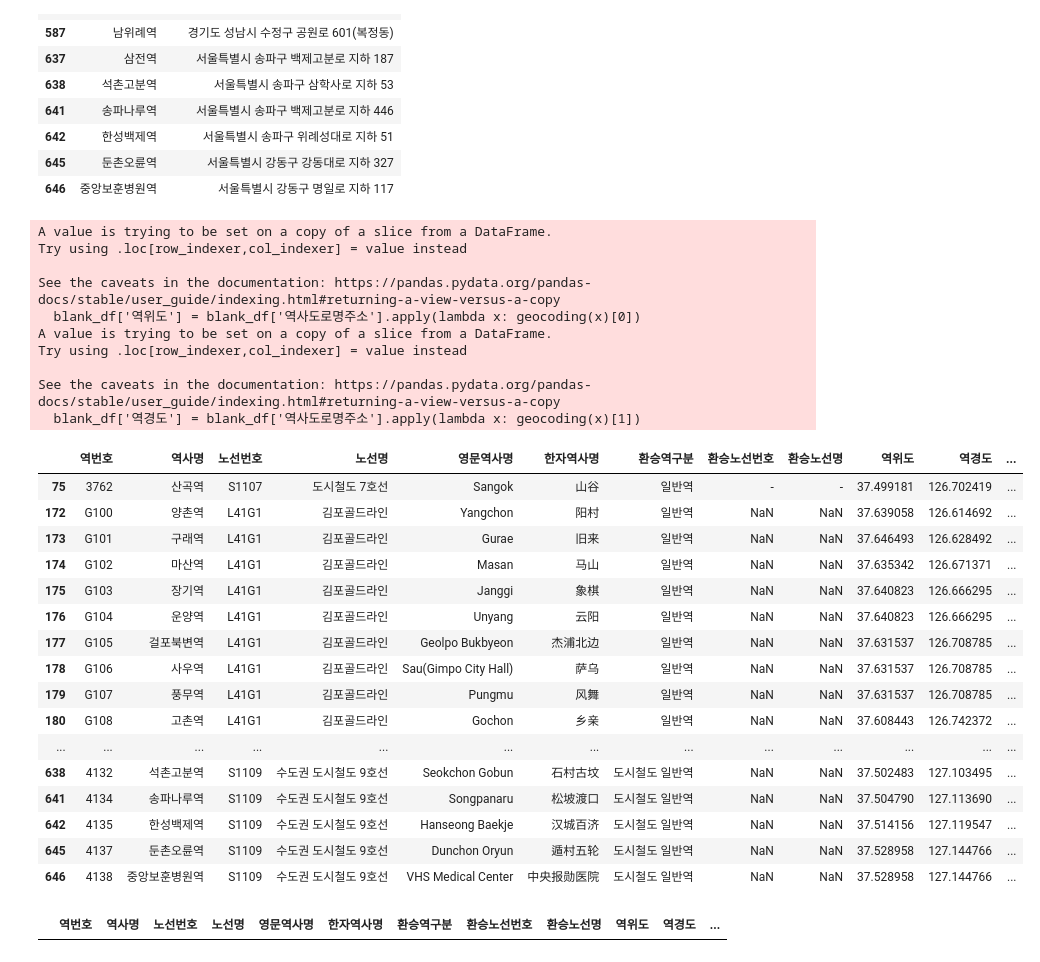
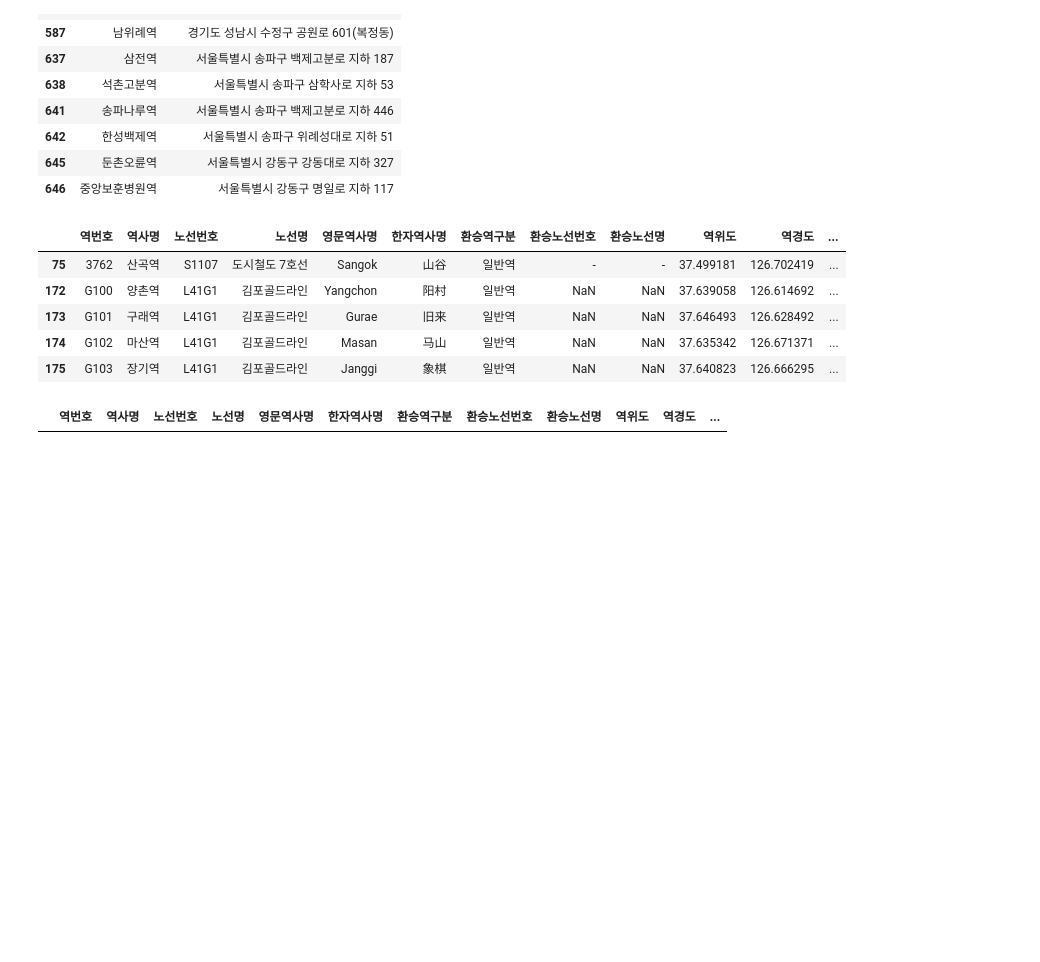
Before and after one commit to hwangeunok/git_practice, a Jupyter notebook: apartment_variables.ipynb, the cells around one changed output. Saved outputs shown, nothing was run; the diff lists cells and outputs as text; code cells hidden in the pictures; blank space fills up the shorter version.

```diff
--- a/apartment_variables.ipynb
+++ b/apartment_variables.ipynb
@@ -87,5 +68,5 @@ cities_to_remove = ['대구', '부산', '대전', '광주광역시', '울산'] #
 greater_seoul_rail = ~(all_rail['운영기관명'].str.contains('|'.join(cities_to_remove)) | all_rail['역사도로명주소'].str.contains('|'.join(cities_to_remove)))
 rail = all_rail[greater_seoul_rail]
 # %%
-rail['역사명'] = rail['역사명'].str.replace(r"\s|\n|\([^()]*\)|[.·]", "", regex=True)
-rail['역사명'] = rail['역사명'].apply(lambda x: x + '역' if not x.endswith('역') else x)
+rail.loc[:, '역사명'] = rail['역사명'].str.replace(r"\s|\n|\([^()]*\)|[.·]", "", regex=True)
+rail.loc[:, '역사명'] = rail['역사명'].apply(lambda x: x + '역' if not x.endswith('역') else x)
@@ -156,5 +124,5 @@ def geocoding(address):
     else:
         return (0, 0)
 
-blank_df['역위도'] = blank_df['역사도로명주소'].apply(lambda x: geocoding(x)[0])
-blank_df['역경도'] = blank_df['역사도로명주소'].apply(lambda x: geocoding(x)[1])
+blank_df.loc[:, '역위도'] = blank_df['역사도로명주소'].apply(lambda x: geocoding(x)[0])
+blank_df.loc[:, '역경도'] = blank_df['역사도로명주소'].apply(lambda x: geocoding(x)[1])
@@ -189,7 +146,7 @@ blank_df[(blank_df['역위도'] == 0)|(blank_df['역경도'] == 0)][['역사명'
 | 645 | 둔촌오륜역 | 서울특별시 강동구 강동대로 지하 327 |
 | 646 | 중앙보훈병원역 | 서울특별시 강동구 명일로 지하 117 |
 # %%
-# geocoding 함수가 적용되지 않는 것들은 데이터상 주소의 문제 -> 주소 변경
+# geocoding 함수가 적용되지 않는 것들은 데이터상 주소의 문제 -> 주소 수정
 
 blank_df.loc[blank_df['역사명'] == '산곡역', '역사도로명주소'] = '인천광역시 부평구 산곡동 10-32'
 blank_df.loc[blank_df['역사명'] == '오남역', '역사도로명주소'] = '경기도 남양주시 오남읍 진건오남로 929'
@@ -203,39 +160,18 @@ blank_df.loc[blank_df['역사명'] == '삼전역', '역사도로명주소'] = '
 blank_df.loc[blank_df['역사명'] == '석촌고분역', '역사도로명주소'] = '서울특별시 송파구 석촌동 157'
 blank_df.loc[blank_df['역사명'] == '송파나루역', '역사도로명주소'] = '서울특별시 송파구 송파동 3'
 blank_df.loc[blank_df['역사명'] == '한성백제역', '역사도로명주소'] = '서울특별시 송파구 방이동 88-17'
-blank_df.loc[blank_df['역사명'] == '둔촌오륜역', '역사도로명주소'] = '서울특별시 강동구 둔촌동 417-1'
+blank_df.loc[blank_df['역사명'] == '둔촌오륜역', '역사도로명주소'] = '서울특별시 강동구 강동대로 303'
 blank_df.loc[blank_df['역사명'] == '중앙보훈병원역', '역사도로명주소'] = '서울특별시 강동구 둔촌동 8-1'
 # %%
-blank_df['역위도'] = blank_df['역사도로명주소'].apply(lambda x: geocoding(x)[0])
-blank_df['역경도'] = blank_df['역사도로명주소'].apply(lambda x: geocoding(x)[1])
-blank_df
+blank_df.loc[:, '역위도'] = blank_df['역사도로명주소'].apply(lambda x: geocoding(x)[0])
+blank_df.loc[:, '역경도'] = blank_df['역사도로명주소'].apply(lambda x: geocoding(x)[1])
+blank_df.head()
 # %% [output]
-A value is trying to be set on a copy of a slice from a DataFrame.
-Try using .loc[row_indexer,col_indexer] = value instead
-
-See the caveats in the documentation: https://pandas.pydata.org/pandas-docs/stable/user_guide/indexing.html#returning-a-view-versus-a-copy
-  blank_df['역위도'] = blank_df['역사도로명주소'].apply(lambda x: geocoding(x)[0])
-A value is trying to be set on a copy of a slice from a DataFrame.
-Try using .loc[row_indexer,col_indexer] = value instead
-
-See the caveats in the documentation: https://pandas.pydata.org/pandas-docs/stable/user_guide/indexing.html#returning-a-view-versus-a-copy
-  blank_df['역경도'] = blank_df['역사도로명주소'].apply(lambda x: geocoding(x)[1])
 |  | 역번호 | 역사명 | 노선번호 | 노선명 | 영문역사명 | 한자역사명 | 환승역구분 | 환승노선번호 | 환승노선명 | 역위도 | 역경도 | ... |
 | 75 | 3762 | 산곡역 | S1107 | 도시철도 7호선 | Sangok | 山谷 | 일반역 | - | - | 37.499181 | 126.702419 | ... |
 | 172 | G100 | 양촌역 | L41G1 | 김포골드라인 | Yangchon | 阳村 | 일반역 | NaN | NaN | 37.639058 | 126.614692 | ... |
 | 173 | G101 | 구래역 | L41G1 | 김포골드라인 | Gurae | 旧来 | 일반역 | NaN | NaN | 37.646493 | 126.628492 | ... |
 | 174 | G102 | 마산역 | L41G1 | 김포골드라인 | Masan | 马山 | 일반역 | NaN | NaN | 37.635342 | 126.671371 | ... |
 | 175 | G103 | 장기역 | L41G1 | 김포골드라인 | Janggi | 象棋 | 일반역 | NaN | NaN | 37.640823 | 126.666295 | ... |
-| 176 | G104 | 운양역 | L41G1 | 김포골드라인 | Unyang | 云阳 | 일반역 | NaN | NaN | 37.640823 | 126.666295 | ... |
-| 177 | G105 | 걸포북변역 | L41G1 | 김포골드라인 | Geolpo Bukbyeon | 杰浦北边 | 일반역 | NaN | NaN | 37.631537 | 126.708785 | ... |
-| 178 | G106 | 사우역 | L41G1 | 김포골드라인 | Sau(Gimpo City Hall) | 萨乌 | 일반역 | NaN | NaN | 37.631537 | 126.708785 | ... |
-| 179 | G107 | 풍무역 | L41G1 | 김포골드라인 | Pungmu | 风舞 | 일반역 | NaN | NaN | 37.631537 | 126.708785 | ... |
-| 180 | G108 | 고촌역 | L41G1 | 김포골드라인 | Gochon | 乡亲 | 일반역 | NaN | NaN | 37.608443 | 126.742372 | ... |
-| ... | ... | ... | ... | ... | ... | ... | ... | ... | ... | ... | ... | ... |
-| 638 | 4132 | 석촌고분역 | S1109 | 수도권 도시철도 9호선 | Seokchon Gobun | 石村古坟 | 도시철도 일반역 | NaN | NaN | 37.502483 | 127.103495 | ... |
-| 641 | 4134 | 송파나루역 | S1109 | 수도권 도시철도 9호선 | Songpanaru | 松坡渡口 | 도시철도 일반역 | NaN | NaN | 37.504790 | 127.113690 | ... |
-| 642 | 4135 | 한성백제역 | S1109 | 수도권 도시철도 9호선 | Hanseong Baekje | 汉城百济 | 도시철도 일반역 | NaN | NaN | 37.514156 | 127.119547 | ... |
-| 645 | 4137 | 둔촌오륜역 | S1109 | 수도권 도시철도 9호선 | Dunchon Oryun | 遁村五轮 | 도시철도 일반역 | NaN | NaN | 37.528958 | 127.144766 | ... |
-| 646 | 4138 | 중앙보훈병원역 | S1109 | 수도권 도시철도 9호선 | VHS Medical Center | 中央报勋医院 | 도시철도 일반역 | NaN | NaN | 37.528958 | 127.144766 | ... |
 # %%
 # blank_df값으로 merged_rail 업데이트
```
Also changed, not shown: parts of 71 cells of this notebook.
